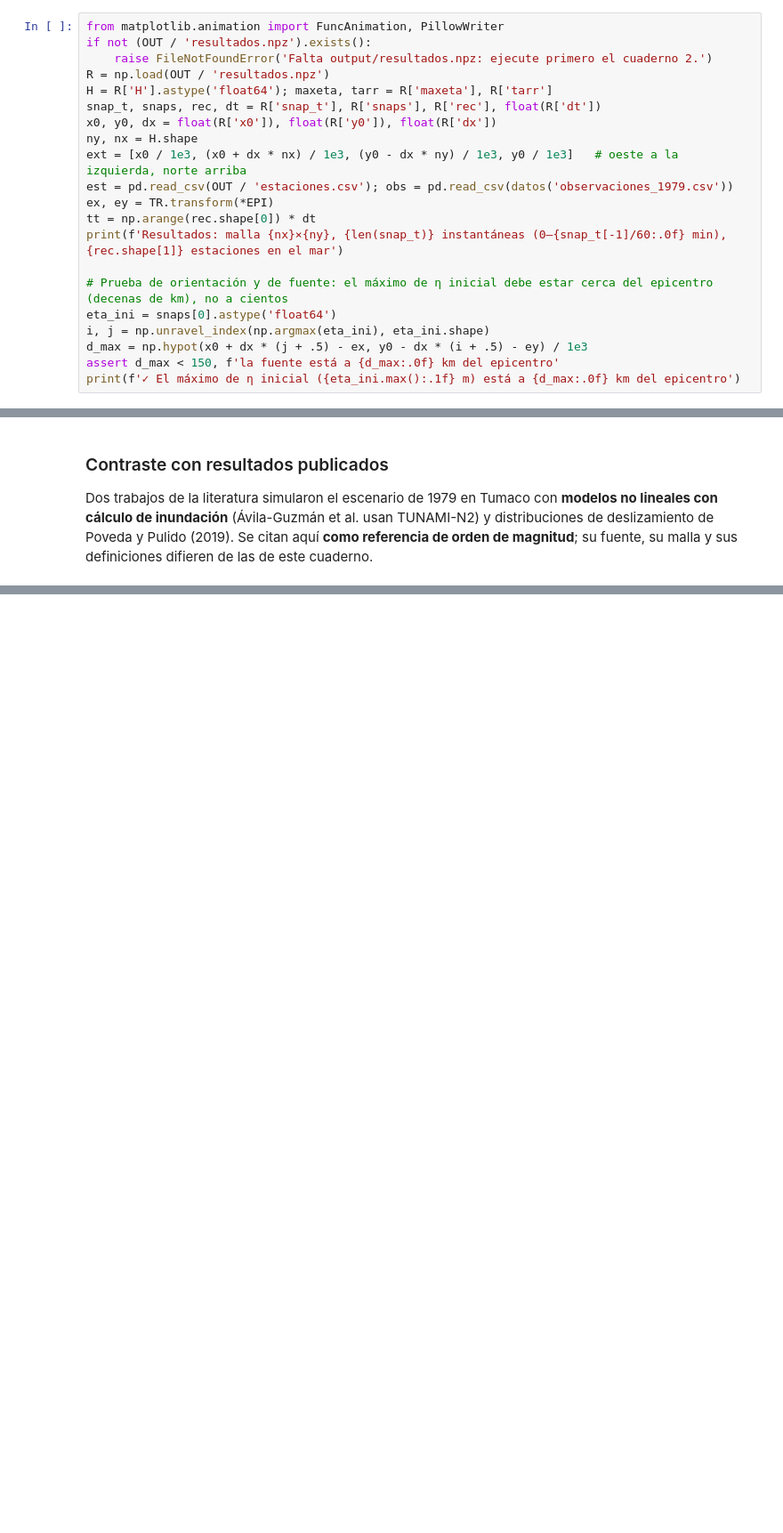
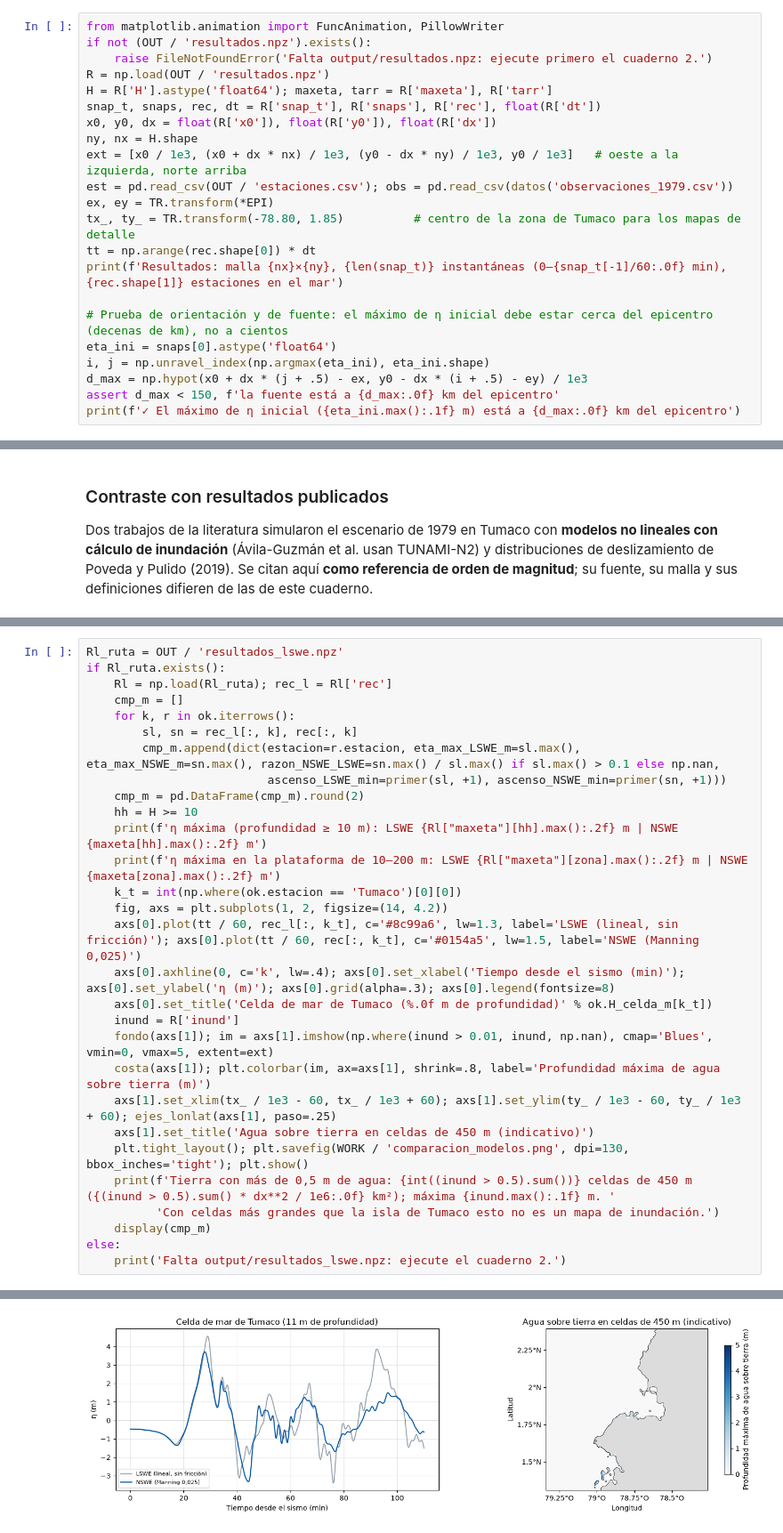
Before and after one commit to scr-ungrd/cuadernos-reproducibles-crc002, a Jupyter notebook: notebooks/03-visualization.ipynb, the cells around one changed output, grey strips where cells are left out. Shown at 89% size. Saved outputs shown, nothing was run; the diff lists cells and outputs as text; blank space fills up the shorter version.

```diff
--- a/notebooks/03-visualization.ipynb
+++ b/notebooks/03-visualization.ipynb
@@ -75,6 +75,7 @@ ny, nx = H.shape
 ext = [x0 / 1e3, (x0 + dx * nx) / 1e3, (y0 - dx * ny) / 1e3, y0 / 1e3]   # oeste a la izquierda, norte arriba
 est = pd.read_csv(OUT / 'estaciones.csv'); obs = pd.read_csv(datos('observaciones_1979.csv'))
 ex, ey = TR.transform(*EPI)
+tx_, ty_ = TR.transform(-78.80, 1.85)          # centro de la zona de Tumaco para los mapas de detalle
 tt = np.arange(rec.shape[0]) * dt
 print(f'Resultados: malla {nx}×{ny}, {len(snap_t)} instantáneas (0–{snap_t[-1]/60:.0f} min), {rec.shape[1]} estaciones en el mar')
 
@@ -296,0 +303,30 @@ pub
+# %%
+Rl_ruta = OUT / 'resultados_lswe.npz'
+if Rl_ruta.exists():
+    Rl = np.load(Rl_ruta); rec_l = Rl['rec']
+    cmp_m = []
+    for k, r in ok.iterrows():
+        sl, sn = rec_l[:, k], rec[:, k]
+        cmp_m.append(dict(estacion=r.estacion, eta_max_LSWE_m=sl.max(), eta_max_NSWE_m=sn.max(), razon_NSWE_LSWE=sn.max() / sl.max() if sl.max() > 0.1 else np.nan,
+                          ascenso_LSWE_min=primer(sl, +1), ascenso_NSWE_min=primer(sn, +1)))
+    cmp_m = pd.DataFrame(cmp_m).round(2)
+    hh = H >= 10
+    print(f'η máxima (profundidad ≥ 10 m): LSWE {Rl["maxeta"][hh].max():.2f} m | NSWE {maxeta[hh].max():.2f} m')
+    print(f'η máxima en la plataforma de 10–200 m: LSWE {Rl["maxeta"][zona].max():.2f} m | NSWE {maxeta[zona].max():.2f} m')
+    k_t = int(np.where(ok.estacion == 'Tumaco')[0][0])
+    fig, axs = plt.subplots(1, 2, figsize=(14, 4.2))
+    axs[0].plot(tt / 60, rec_l[:, k_t], c='#8c99a6', lw=1.3, label='LSWE (lineal, sin fricción)'); axs[0].plot(tt / 60, rec[:, k_t], c='#0154a5', lw=1.5, label='NSWE (Manning 0,025)')
+    axs[0].axhline(0, c='k', lw=.4); axs[0].set_xlabel('Tiempo desde el sismo (min)'); axs[0].set_ylabel('η (m)'); axs[0].grid(alpha=.3); axs[0].legend(fontsize=8)
+    axs[0].set_title('Celda de mar de Tumaco (%.0f m de profundidad)' % ok.H_celda_m[k_t])
+    inund = R['inund']
+    fondo(axs[1]); im = axs[1].imshow(np.where(inund > 0.01, inund, np.nan), cmap='Blues', vmin=0, vmax=5, extent=ext)
+    costa(axs[1]); plt.colorbar(im, ax=axs[1], shrink=.8, label='Profundidad máxima de agua sobre tierra (m)')
+    axs[1].set_xlim(tx_ / 1e3 - 60, tx_ / 1e3 + 60); axs[1].set_ylim(ty_ / 1e3 - 60, ty_ / 1e3 + 60); ejes_lonlat(axs[1], paso=.25)
+    axs[1].set_title('Agua sobre tierra en celdas de 450 m (indicativo)')
+    plt.tight_layout(); plt.savefig(WORK / 'comparacion_modelos.png', dpi=130, bbox_inches='tight'); plt.show()
+    print(f'Tierra con más de 0,5 m de agua: {int((inund > 0.5).sum())} celdas de 450 m ({(inund > 0.5).sum() * dx**2 / 1e6:.0f} km²); máxima {inund.max():.1f} m. '
+          'Con celdas más grandes que la isla de Tumaco esto no es un mapa de inundación.')
+    display(cmp_m)
+else:
+    print('Falta output/resultados_lswe.npz: ejecute el cuaderno 2.')
+# %% [output]
@@ -296,0 +335 @@ pub
+[figure, added]
```
Also changed, not shown: parts of 14 cells of this notebook, 10 other files.
